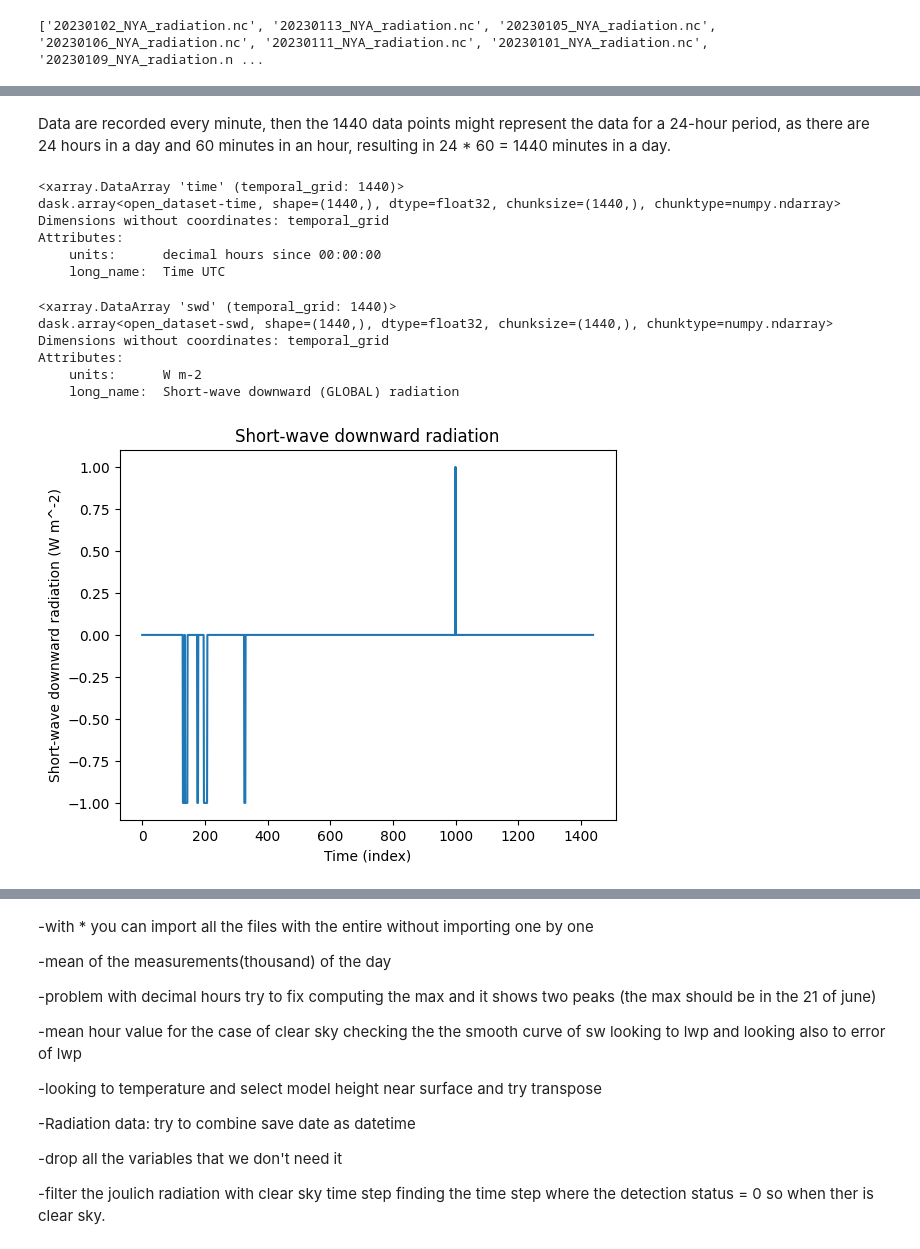
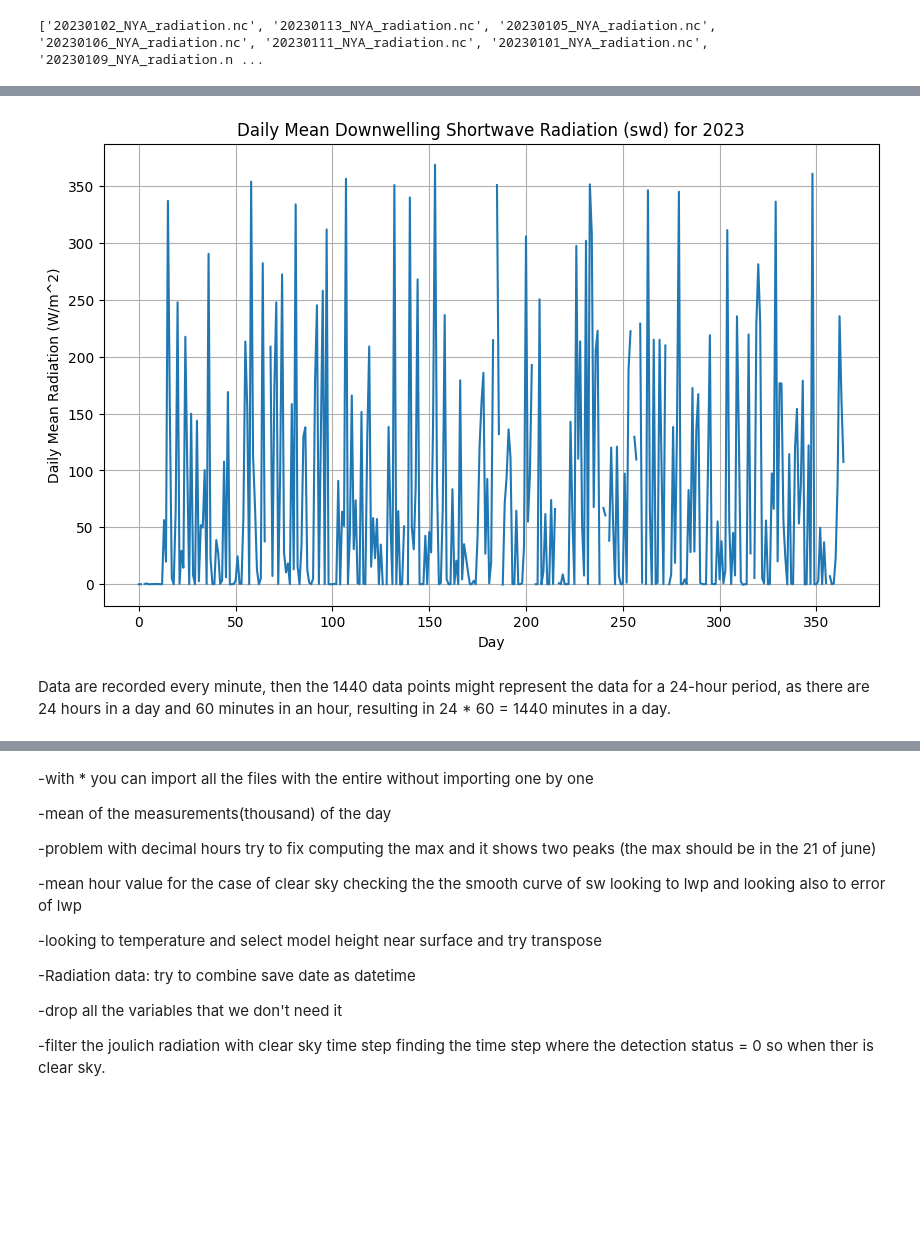
Before and after one commit to Vale150299/ARS, a Jupyter notebook: METRS.ipynb, the cells around one changed output, grey strips where cells are left out. Cells and saved outputs as stored; diff of their text form; code cells hidden in the pictures; blank space fills up the shorter version.

```diff
--- a/METRS.ipynb
+++ b/METRS.ipynb
@@ -262,2 +345,19 @@ Variables: dict_keys(['time', 'swd', 'swdir', 'swdif', 'lwd', 'swu', 'lwu', 'T2m
+# %%
+# Reshape the concatenated swd data into a 2D array with shape (number_of_days, minutes_per_day)
+swd_data_2d = swd_data_concatenated.reshape(-1, 1440)
+
+# Calculate the mean along the time axis (axis 1) to get daily mean
+daily_mean_swd = np.mean(swd_data_2d, axis=1)
+
+# Plot the daily mean swd data
+plt.figure(figsize=(10, 6))
+plt.plot(daily_mean_swd)
+plt.title('Daily Mean Downwelling Shortwave Radiation (swd) for 2023')
+plt.xlabel('Day')
+plt.ylabel('Daily Mean Radiation (W/m^2)')
+plt.grid(True)
+plt.show()
+# %% [output]
+[figure, added]
 # %% [markdown]
 Data are recorded every minute, then the 1440 data points might represent the data for a 24-hour period, as there are 24 hours in a day and 60 minutes in an hour, resulting in 24 * 60 = 1440 minutes in a day.
@@ -266,9 +363,0 @@ time = combined_dataset ['time']
-# %%
-print(time)
-# %% [output]
-<xarray.DataArray 'time' (temporal_grid: 1440)>
-dask.array<open_dataset-time, shape=(1440,), dtype=float32, chunksize=(1440,), chunktype=numpy.ndarray>
-Dimensions without coordinates: temporal_grid
-Attributes:
-    units:      decimal hours since 00:00:00
-    long_name:  Time UTC
@@ -277,27 +363,0 @@ aly_swd = combined_dataset ['swd']
-# %%
-print(aly_swd)
-# %% [output]
-<xarray.DataArray 'swd' (temporal_grid: 1440)>
-dask.array<open_dataset-swd, shape=(1440,), dtype=float32, chunksize=(1440,), chunktype=numpy.ndarray>
-Dimensions without coordinates: temporal_grid
-Attributes:
-    units:      W m-2
-    long_name:  Short-wave downward (GLOBAL) radiation
-# %%
-import matplotlib.pyplot as plt
-
-# Extract the 'swd' variable
-swd = combined_dataset['swd']
-
-# Plot the 'swd' variable
-swd.plot()
-
-# Add labels and title
-plt.xlabel('Time (index)')
-plt.ylabel('Short-wave downward radiation (W m^-2)')
-plt.title('Short-wave downward radiation')
-
-# Show the plot
-plt.show()
-# %% [output]
-[figure, removed]
```
Also changed, not shown: parts of 17 cells of this notebook.
